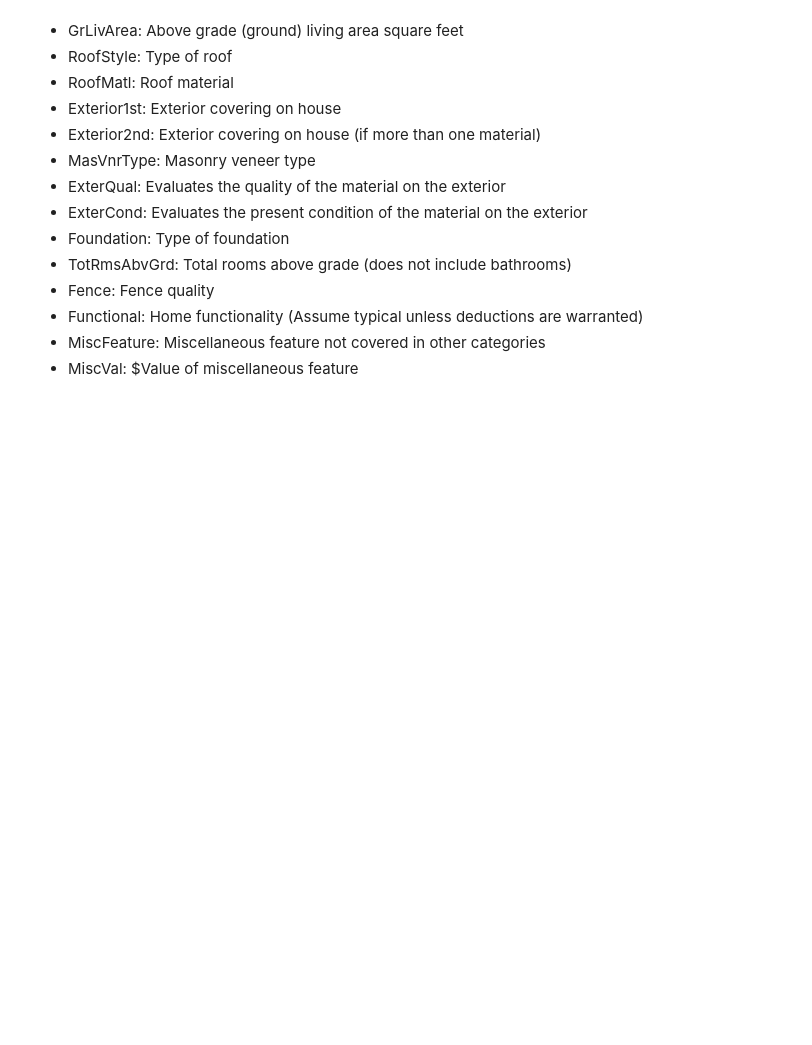
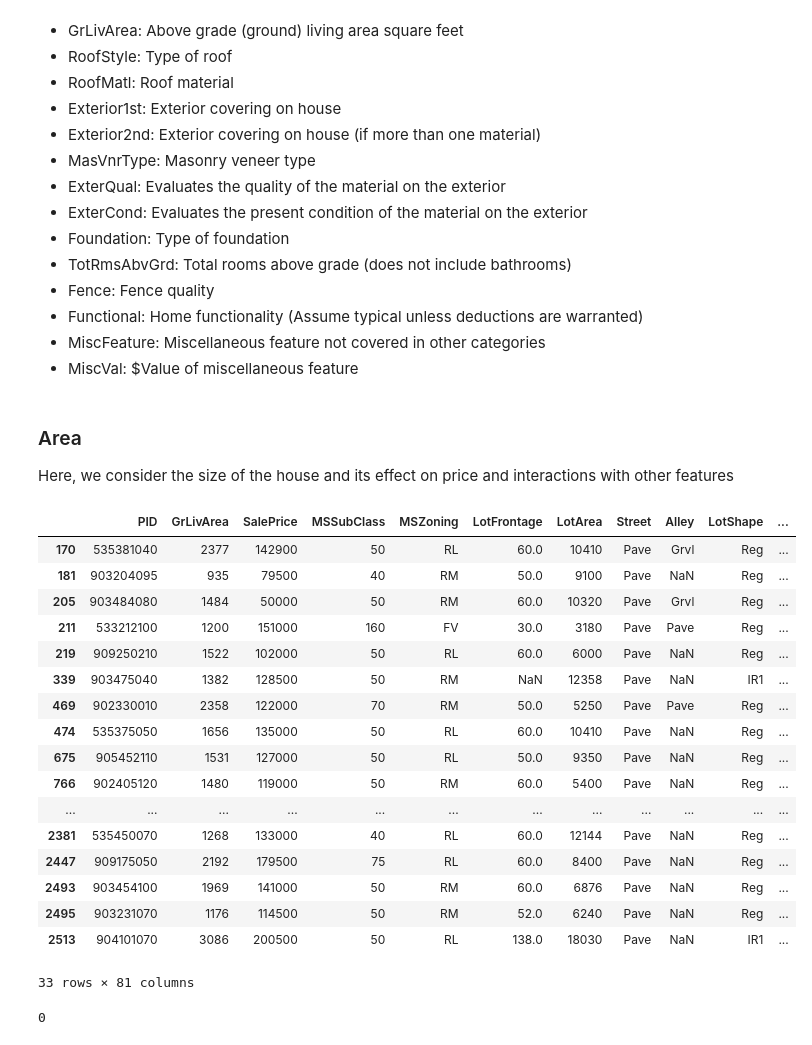
Before and after one commit to rishigoutam/ames-iowa, a Jupyter notebook: rishi/eda.ipynb, the cells around one changed output. Cells and saved outputs as stored; diff of their text form; code cells hidden in the pictures; blank space fills up the shorter version.

Commit message:
Update eda.ipynb
GrLivArea = 1stFlrSF + 2ndFlrSF + LowQualFinSF

```diff
--- a/rishi/eda.ipynb
+++ b/rishi/eda.ipynb
@@ -276,0 +276,33 @@ pd.concat([data_dict.MSSubClass,
+# %% [markdown]
+### Area
+Here, we consider the size of the house and its effect on price and interactions with other features
+# %%
+# GrLivArea is _usually_ the sum of first and second floor SFs
+ExtraLivArea = df.GrLivArea - df['1stFlrSF'] - df['2ndFlrSF']
+df[ExtraLivArea > 0]  # 33 properties with bonus living area not included in 1st and 2nd floors
+# %% [output]
+|  | PID | GrLivArea | SalePrice | MSSubClass | MSZoning | LotFrontage | LotArea | Street | Alley | LotShape | ... |
+| 170 | 535381040 | 2377 | 142900 | 50 | RL | 60.0 | 10410 | Pave | Grvl | Reg | ... |
+| 181 | 903204095 | 935 | 79500 | 40 | RM | 50.0 | 9100 | Pave | NaN | Reg | ... |
+| 205 | 903484080 | 1484 | 50000 | 50 | RM | 60.0 | 10320 | Pave | Grvl | Reg | ... |
+| 211 | 533212100 | 1200 | 151000 | 160 | FV | 30.0 | 3180 | Pave | Pave | Reg | ... |
+| 219 | 909250210 | 1522 | 102000 | 50 | RL | 60.0 | 6000 | Pave | NaN | Reg | ... |
+| 339 | 903475040 | 1382 | 128500 | 50 | RM | NaN | 12358 | Pave | NaN | IR1 | ... |
+| 469 | 902330010 | 2358 | 122000 | 70 | RM | 50.0 | 5250 | Pave | Pave | Reg | ... |
+| 474 | 535375050 | 1656 | 135000 | 50 | RL | 60.0 | 10410 | Pave | NaN | Reg | ... |
+| 675 | 905452110 | 1531 | 127000 | 50 | RL | 50.0 | 9350 | Pave | NaN | Reg | ... |
+| 766 | 902405120 | 1480 | 119000 | 50 | RM | 60.0 | 5400 | Pave | NaN | Reg | ... |
+| ... | ... | ... | ... | ... | ... | ... | ... | ... | ... | ... | ... |
+| 2381 | 535450070 | 1268 | 133000 | 40 | RL | 60.0 | 12144 | Pave | NaN | Reg | ... |
+| 2447 | 909175050 | 2192 | 179500 | 75 | RL | 60.0 | 8400 | Pave | NaN | Reg | ... |
+| 2493 | 903454100 | 1969 | 141000 | 50 | RM | 60.0 | 6876 | Pave | NaN | Reg | ... |
+| 2495 | 903231070 | 1176 | 114500 | 50 | RM | 52.0 | 6240 | Pave | NaN | Reg | ... |
+| 2513 | 904101070 | 3086 | 200500 | 50 | RL | 138.0 | 18030 | Pave | NaN | IR1 | ... |
+33 rows × 81 columns
+# %%
+# Upon inspection of above, we see that the extra space is coming from LowQualFinSF,
+# so GrLivArea = 1stFlrSF + 2ndFlrSF + LowQualFinSF
+# so we can ignore those columns unless we wish to do some particular analysis...
+sum(df.GrLivArea - df['1stFlrSF'] - df['2ndFlrSF'] - df.LowQualFinSF)
+# %% [output]
+0
```
Also changed, not shown: parts of 4 cells of this notebook.
